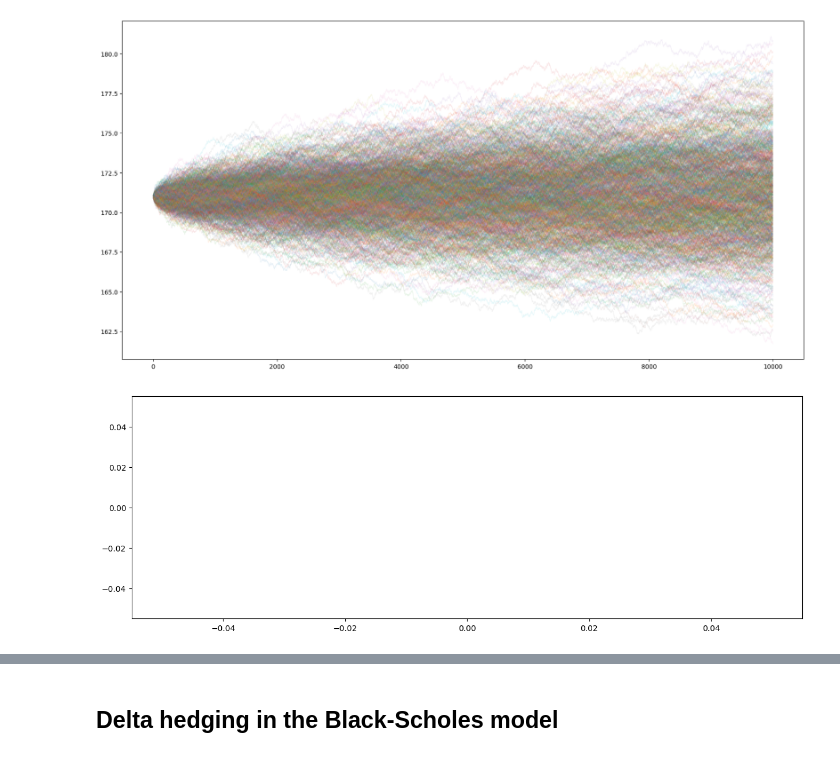
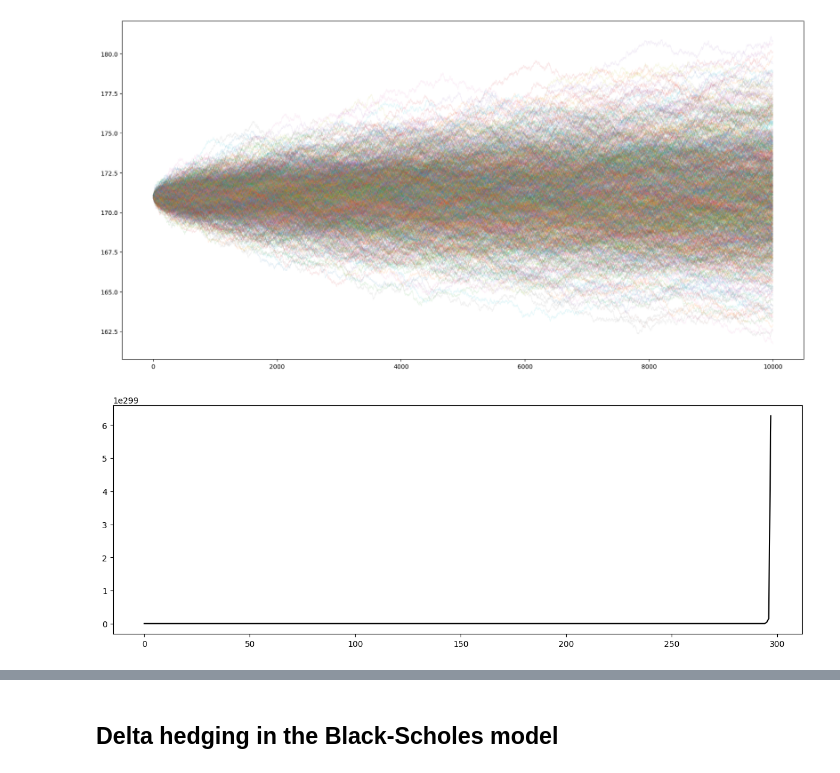
Before and after one commit to syrkis/finfun, a Jupyter notebook: notebook.ipynb, the cells around one changed output, grey strips where cells are left out. Cells and saved outputs as stored; diff of their text form; code cells hidden in the pictures.

```diff
--- a/notebook.ipynb
+++ b/notebook.ipynb
@@ -138,32 +138,32 @@ def binomial_tree(S, r, sigma, n, K):
     stock_tree  = np.zeros((n + 1, n + 1))
     intrin_tree = np.zeros((n + 1, n + 1))
     option_tree = np.zeros((n + 1, n + 1))
 
     for i in range(n + 1):
         for j in range(i + 1):
             stock_tree[j, i]  = S * (1 + U_) ** (i - j) * (1 + D_) ** j
-            intrin_tree[j, i] = max(stock_tree[i, j] - K, 0) if K > 0 else max(K - stock_tree[i, j], 0)
+            intrin_tree[j, i] = max(stock_tree[j, i] - K, 0) if K > 0 else max(K - stock_tree[j, i], 0)
 
     for i in range(n - 1, -1, -1):
         for j in range(i):
             if i == (n - 1):
                 option_tree[j, i] = intrin_tree[j, i]
             else:
                 option_tree[j, i] = np.exp(- R_ * dt_) * (option_tree[j, i + 1] * p + option_tree[j + 1, i + 1] * q)
 
     stock_tree[stock_tree == 0]   = np.nan  # set 0s to nan
     option_tree[option_tree == 0] = np.nan  # print(stock_tree)
     return top_left_value(option_tree)
 
 def top_left_value(M):  # return the top left value of a matrix that is non nan
     for i in range(M.shape[0]):
         for j in range(M.shape[1]):
             if not math.isnan(M[i, j]):
                 return M[i, j]
 
 # S: stock price, r: risk free rate, sigma: volatility, dt: time step, option_type: call or put
 options = [binomial_tree(100, 0.05, 0.3, n, 105) for n in range(2, 300)]
 fig = plt.figure(figsize = (15,5))
 plt.plot(options, 'k', label = 'Binomial Call');
 # %% [output]
-[figure, old version]
+[figure, new version]
```
Also changed, not shown: parts of 1 cell of this notebook.
